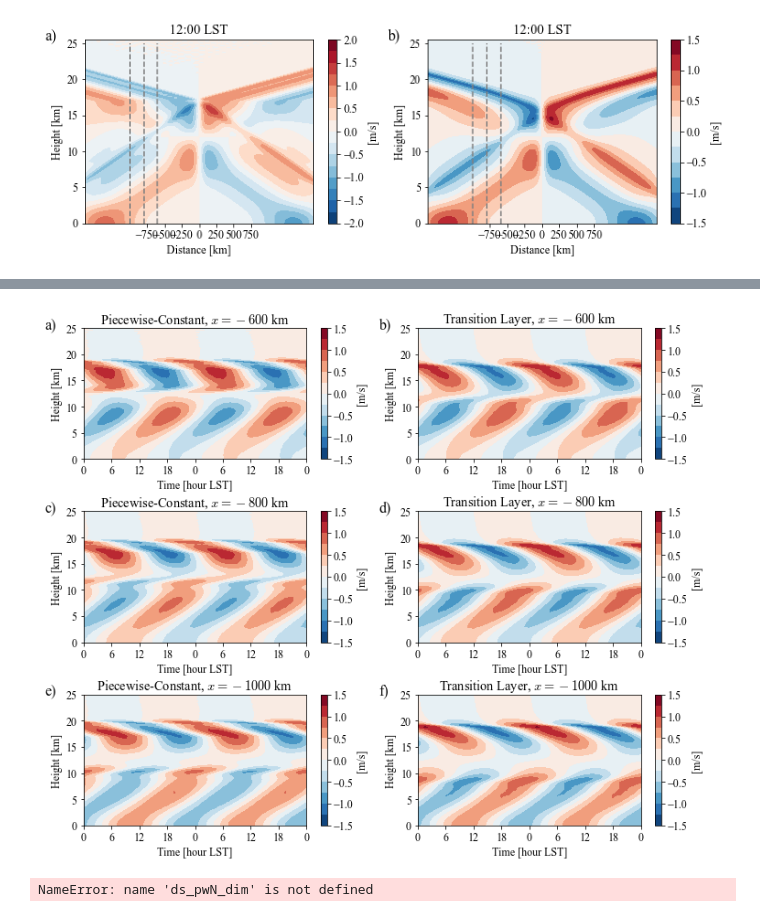
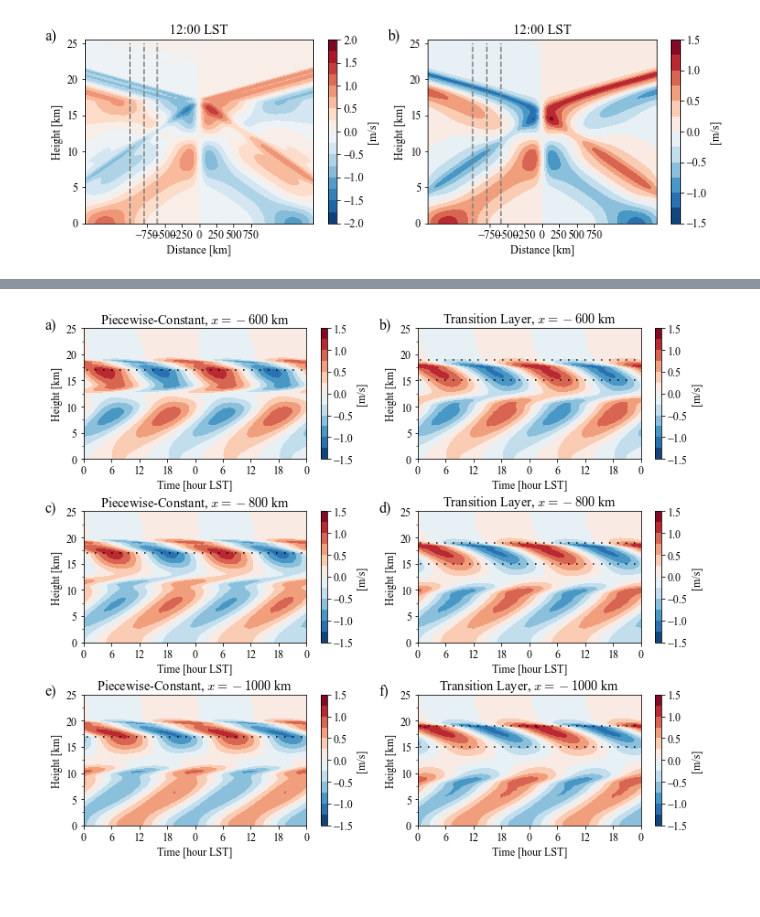
Before and after one commit to eshort0401/rotunno83, a Jupyter notebook: python_scripts/rotunno83.ipynb, the cells around one changed output, grey strips where cells are left out. Saved outputs shown, nothing was run; the diff lists cells and outputs as text; code cells hidden in the pictures.

```diff
--- a/python_scripts/rotunno83.ipynb
+++ b/python_scripts/rotunno83.ipynb
@@ -204,4 +262,7 @@ omega = 2*np.pi/(24*3600)
 # ds_cN_dim = rt.redimensionalise_qian(copy.deepcopy(ds_cN), h=h, N=N, Q0=Atilde*omega**3*h*np.pi)
 ds_pwN_dim = rt.redimensionalise_qian(copy.deepcopy(ds_pwN), h=h, N=N1, Q0=Q0)
 ds_cN_dim = rt.redimensionalise_qian(copy.deepcopy(ds_cN), h=h, N=N1, Q0=Q0)
+# %%
+omega = 2*np.pi/(24*3600)
+ds_pwN_dim = rt.redimensionalise_qian(copy.deepcopy(ds_pwN), h=h, N=N1, Q0=Q0)
 # %%
@@ -388,7 +468,7 @@ Timestep 15
 # %%
 def plot_hov(
         ds, x_list=[1000e3], var='u', signed=True, cmap='RdBu_r',
-        fig=None, ax=None, c_steps=20, step_size=None, abs_max=None):
+        fig=None, ax=None, c_steps=20, step_size=None, abs_max=None, transition=False):
     rt.init_fonts()
     ds_cs = ds[var].sum(dim='mode', keep_attrs=True).sum(dim='forcing', keep_attrs=True).squeeze()
     ds_cs_sum = ds_cs.sel(x=x_list[0], method='nearest')
@@ -452,41 +532,44 @@ def plot_hov(
     hours = np.arange(-12,48+dt+12,dt)
     plt.xticks(hours, labels=(hours%24))
     plt.yticks(np.arange(0,30,5))
+
+    ax.set_yticks(np.arange(0, 30, 5))
+    ax.set_yticks(np.arange(0, 25, 2.5), minor=True)
+
+    # import pdb; pdb.set_trace()
+    if transition:
+        ax.plot([hours[0], hours[-1]], [15, 15], 'k', dashes=(1, 5), zorder=4)
+        ax.plot([hours[0], hours[-1]], [19, 19], 'k', dashes=(1, 5), zorder=4)
+    else:
+        ax.plot([hours[0], hours[-1]], [17, 17], 'k', dashes=(1, 5), zorder=4)
+
     plt.ylim([0,25])
     plt.xlim([0,48])
     fig.patch.set_facecolor('white')
 # %%
 test = ds_cN_dim
 
 plt.close('all')
 fig, axes = plt.subplots(3, 2, figsize=(12, 10))
 
 plot_hov(ds_pwN_dim, x_list=[-600e3], var='u', fig=fig, ax=axes[0,0], step_size=.25)
 axes[0,0].set_title('Piecewise-Constant, $x=-600$ km')
 plot_hov(ds_pwN_dim, x_list=[-800e3], var='u', fig=fig, ax=axes[1,0], step_size=.25)
 axes[1,0].set_title('Piecewise-Constant, $x=-800$ km')
 plot_hov(ds_pwN_dim, x_list=[-1000e3], var='u', fig=fig, ax=axes[2,0], step_size=.25)
 axes[2,0].set_title('Piecewise-Constant, $x=-1000$ km')
 
-plot_hov(ds_cN_dim, x_list=[-600e3], var='u', fig=fig, ax=axes[0,1], step_size=.25)
+plot_hov(ds_cN_dim, x_list=[-600e3], var='u', fig=fig, ax=axes[0,1], step_size=.25, transition=True)
 axes[0,1].set_title('Transition Layer, $x=-600$ km')
-plot_hov(ds_cN_dim, x_list=[-800e3], var='u', fig=fig, ax=axes[1,1], step_size=.25)
+plot_hov(ds_cN_dim, x_list=[-800e3], var='u', fig=fig, ax=axes[1,1], step_size=.25, transition=True)
 axes[1,1].set_title('Transition Layer, $x=-800$ km')
-plot_hov(ds_cN_dim, x_list=[-1000e3], var='u', fig=fig, ax=axes[2,1], step_size=.25)
+plot_hov(ds_cN_dim, x_list=[-1000e3], var='u', fig=fig, ax=axes[2,1], step_size=.25, transition=True)
 axes[2,1].set_title('Transition Layer, $x=-1000$ km')
 
 rt.make_subplot_labels(axes.flatten())
 plt.subplots_adjust(hspace=.4)
 plt.savefig(
     '/home/student.unimelb.edu.au/shorte1/Documents/rotunno83/figures/YMC_hovmoller_alt.png',
     dpi=200, bbox_inches='tight', facecolor='white')
 # %% [output]
-[figure, old version]
+[figure, new version]
-# %%
-g=9.807
-ds_pwN_dim['theta_q'] = (ds_pwN_dim.bq)*theta0/g
-ds_pwN_dim['theta_w'] = (ds_pwN_dim.bw)*theta0/g
-ds_pwN_dim['theta_q'].attrs['units'] = 'K'
-ds_pwN_dim['theta_w'].attrs['units'] = 'K'
-# %% [output]
-NameError: name 'ds_pwN_dim' is not defined
```
Also changed, not shown: parts of 145 cells of this notebook, 20 other files.
